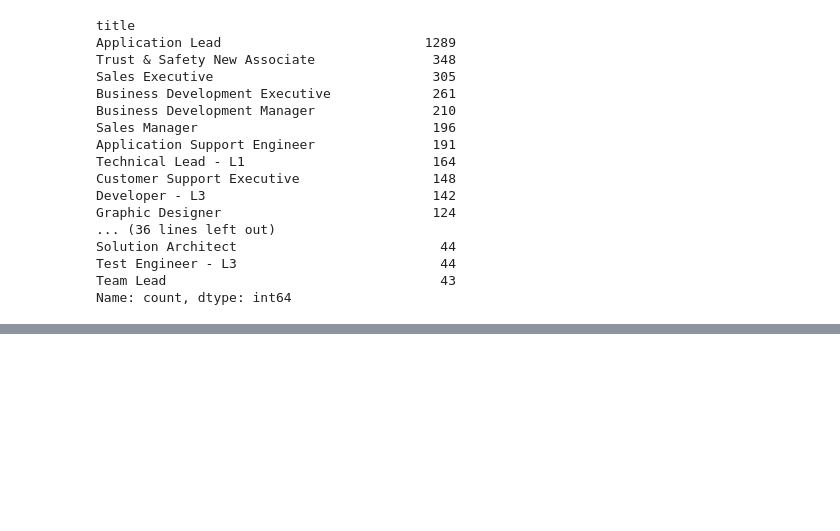
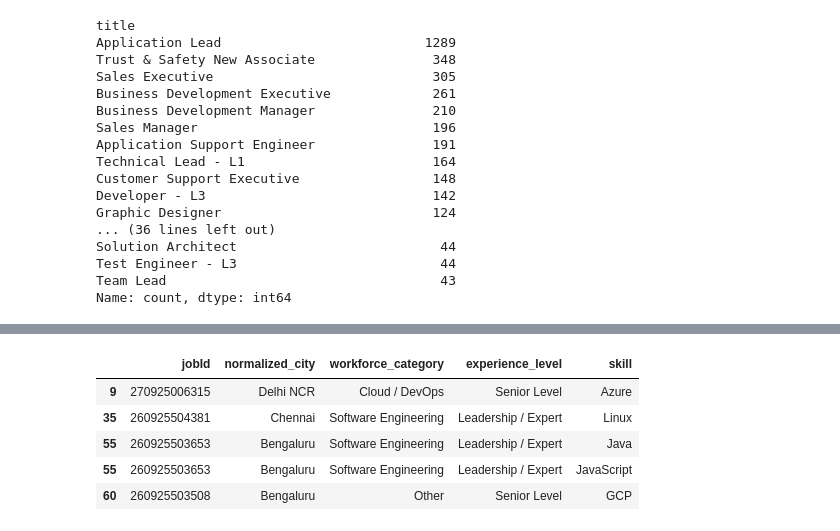
Before and after one commit to pdhall-us/india-gcc-workforce-analytics, a Jupyter notebook: notebooks/01_data_cleaning_eda.ipynb, the cells around one changed output, grey strips where cells are left out. Cells and saved outputs as stored; diff of their text form; code cells hidden in the pictures; blank space fills up the shorter version.

```diff
--- a/notebooks/01_data_cleaning_eda.ipynb
+++ b/notebooks/01_data_cleaning_eda.ipynb
@@ -1138,0 +1219,9 @@ Name: count, dtype: int64
+# %%
+def extract_skills(text):
+    found_skills = []
+
+    for skill, keywords in skill_keywords.items():
+        if any(keyword in text for keyword in keywords):
+            found_skills.append(skill)
+
+    return found_skills
@@ -1138,0 +1251,9 @@ Name: count, dtype: int64
+# %%
+skills_exploded.head()
+# %% [output]
+|  | jobId | normalized_city | workforce_category | experience_level | skill |
+| 9 | 270925006315 | Delhi NCR | Cloud / DevOps | Senior Level | Azure |
+| 35 | 260925504381 | Chennai | Software Engineering | Leadership / Expert | Linux |
+| 55 | 260925503653 | Bengaluru | Software Engineering | Leadership / Expert | Java |
+| 55 | 260925503653 | Bengaluru | Software Engineering | Leadership / Expert | JavaScript |
+| 60 | 260925503508 | Bengaluru | Other | Senior Level | GCP |
```
Also changed, not shown: parts of 36 cells of this notebook, 2 other files.
